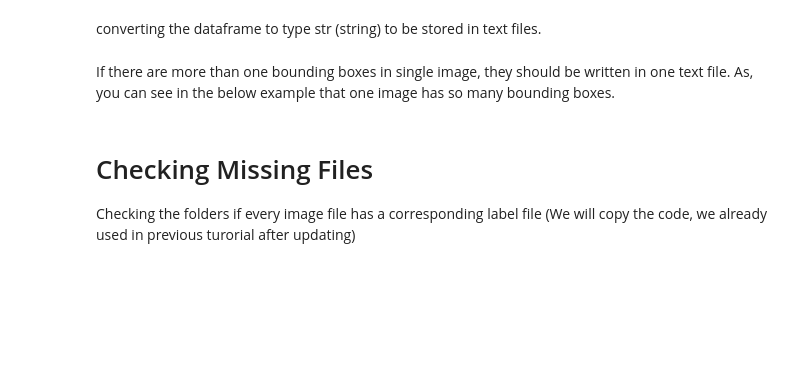
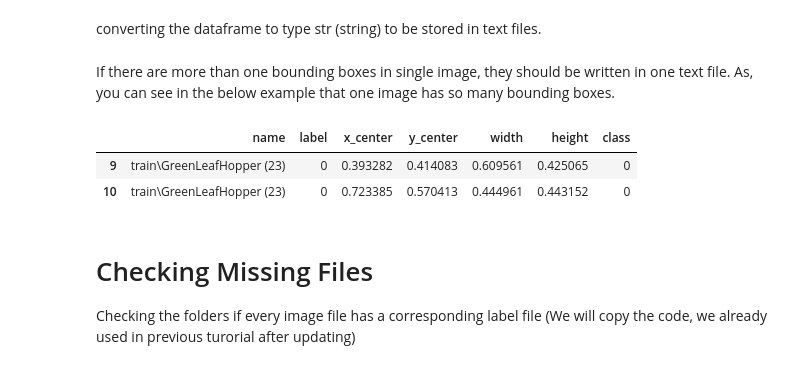
Before and after one commit to sylvia-siqi/IAT360_CV_Pest_Classification, a Jupyter notebook: PestDetectionCVModel.ipynb, the cells around one changed output. Drawn from its saved outputs; the diff is of its cells as text; code cells hidden in the pictures; blank space fills up the shorter version.

```diff
--- a/PestDetectionCVModel.ipynb
+++ b/PestDetectionCVModel.ipynb
@@ -330,9 +352,11 @@ print(val_df['label'].unique())
 # %% [markdown]
 We need to map labels to class_ids required for YOLO
 # %%
-label_map = { 'orange': 0,
-            'apple': 1,
-            'banana': 2}
+label_map = { 0: 0,
+            1: 1,
+            2: 2,
+            3:3,
+            4:4}
 
 train_df['class'] = train_df['label'].map(label_map)
 val_df['class'] = val_df['label'].map(label_map)
@@ -341,16 +372,18 @@ train_df.head()
 # %% [markdown]
 convertig the bounding box format to the one required by YOLO:
 # %%
-# Training data
-train_df['x_center'] = (train_df['xmin']+train_df['xmax'])/(2*train_df["width"])
-train_df['y_center'] = (train_df['ymin']+train_df['ymax'])/(2*train_df["height"])
-train_df['box_width'] = (train_df['xmax']-train_df['xmin'])/ train_df["width"]
-train_df['box_height'] = (train_df['ymax']-train_df['ymin'])/train_df["height"]
+#we don't need this step from the lab since our txt files are already in YOLO format
 
-#Validation data
-val_df['x_center'] = (val_df['xmin']+val_df['xmax'])/(2*val_df["width"])
-val_df['y_center'] = (val_df['ymin']+val_df['ymax'])/(2*val_df["height"])
-val_df['box_width'] = (val_df['xmax']-val_df['xmin'])/ val_df["width"]
-val_df['box_height'] = (val_df['ymax']-val_df['ymin'])/val_df["height"]
+# # Training data
+# train_df['x_center'] = (train_df['xmin']+train_df['xmax'])/(2*train_df["width"])
+# train_df['y_center'] = (train_df['ymin']+train_df['ymax'])/(2*train_df["height"])
+# train_df['box_width'] = (train_df['xmax']-train_df['xmin'])/ train_df["width"]
+# train_df['box_height'] = (train_df['ymax']-train_df['ymin'])/train_df["height"]
+
+# #Validation data
+# val_df['x_center'] = (val_df['xmin']+val_df['xmax'])/(2*val_df["width"])
+# val_df['y_center'] = (val_df['ymin']+val_df['ymax'])/(2*val_df["height"])
+# val_df['box_width'] = (val_df['xmax']-val_df['xmin'])/ val_df["width"]
+# val_df['box_height'] = (val_df['ymax']-val_df['ymin'])/val_df["height"]
 # %%
 train_df.head()
@@ -376,8 +421,12 @@ val_df = val_df.astype(str)
 # %% [markdown]
 If there are more than one bounding boxes in single image, they should be written in one text file. As, you can see in the below example that one image has so many bounding boxes.
 # %%
-filtered_df = train_df[train_df['name'] == train_df["name"][100]]
+filtered_df = train_df[train_df['name'] == train_df["name"][10]]
 (filtered_df.head(15))
+# %% [output]
+|  | name | label | x_center | y_center | width | height | class |
+| 9 | train\GreenLeafHopper (23) | 0 | 0.393282 | 0.414083 | 0.609561 | 0.425065 | 0 |
+| 10 | train\GreenLeafHopper (23) | 0 | 0.723385 | 0.570413 | 0.444961 | 0.443152 | 0 |
 # %%
 #file_name = [x.split('.')[0] for x in df1["name"]]
 
```
Also changed, not shown: parts of 25 cells of this notebook, 2 other files.
